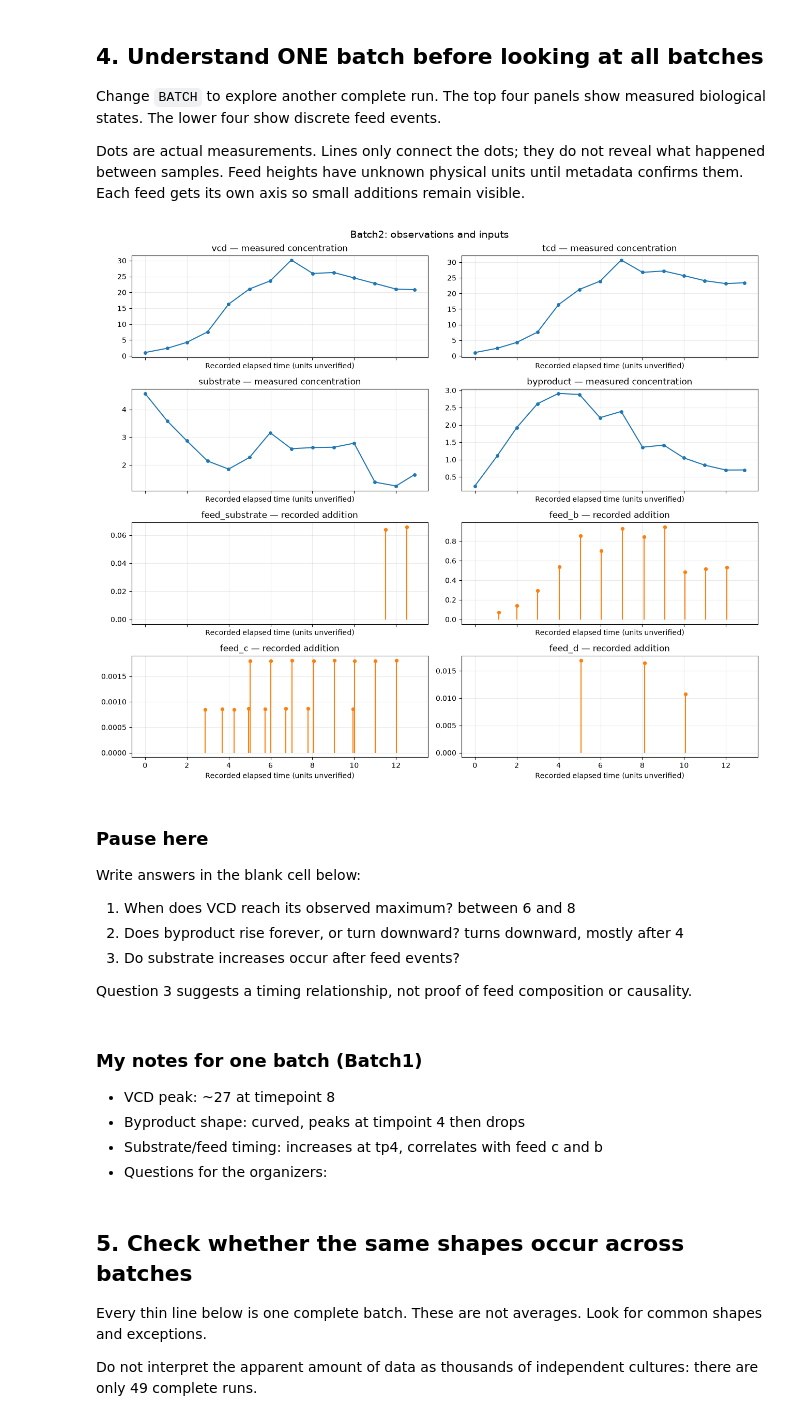
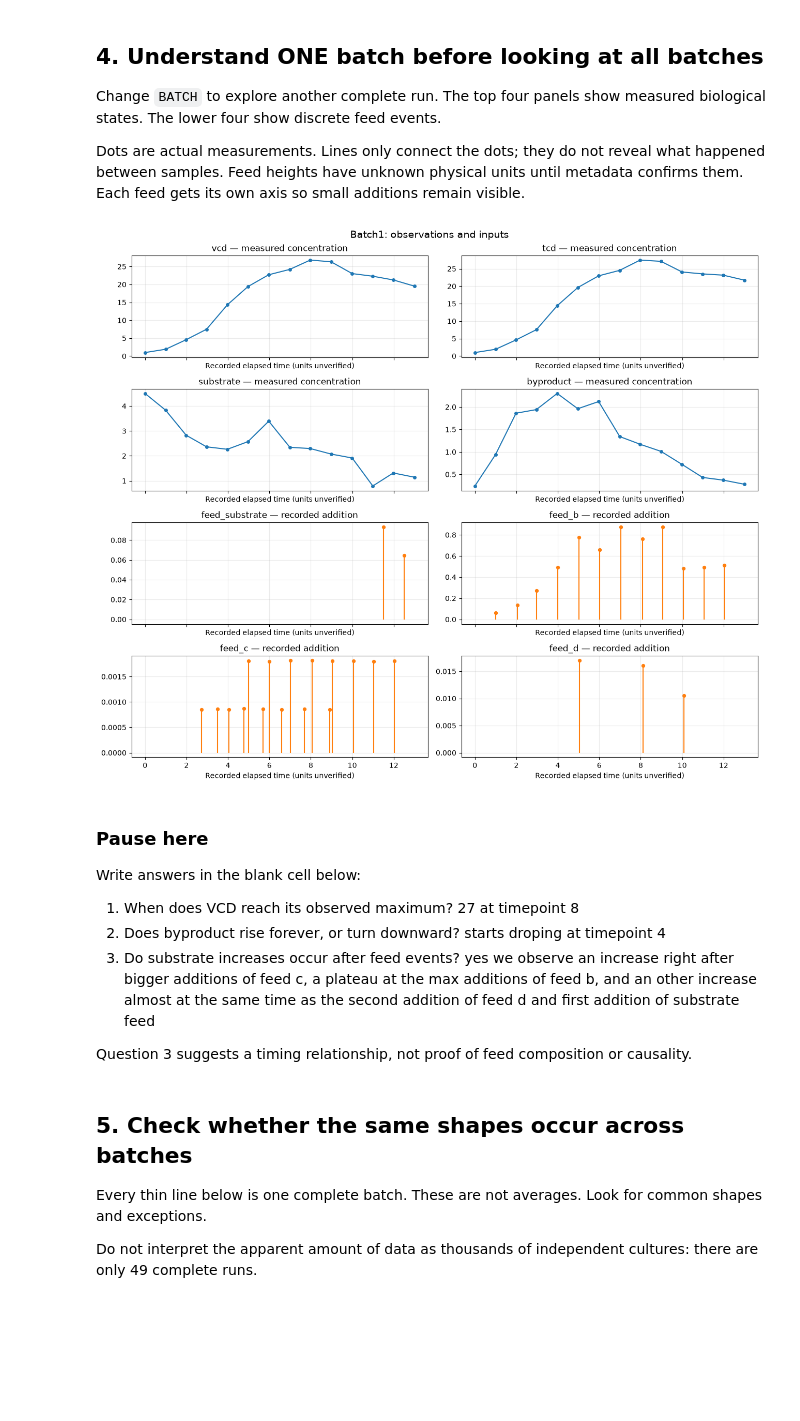
Before and after one commit to SwissDataScienceCenter/SDSC-STEM4Health-group07, a Jupyter notebook: exploration/bioreactor_exploratory_analysis.ipynb, the cells around one changed output. Saved outputs shown, nothing was run; the diff lists cells and outputs as text; code cells hidden in the pictures; blank space fills up the shorter version.

```diff
--- a/exploration/bioreactor_exploratory_analysis.ipynb
+++ b/exploration/bioreactor_exploratory_analysis.ipynb
@@ -102,41 +102,35 @@ Change `BATCH` to explore another complete run. The top four panels show measure
 
 Dots are actual measurements. Lines only connect the dots; they do not reveal what happened between samples. Feed heights have unknown physical units until metadata confirms them. Each feed gets its own axis so small additions remain visible.
 # %%
-BATCH = "Batch2"
+BATCH = "Batch1"
 g = complete_obs.loc[complete_obs.batch_id.eq(BATCH)].sort_values("elapsed_time")
 e = feed_events.loc[feed_events.batch_id.eq(BATCH)]
 assert not g.empty, "Choose a complete batch for this plot."
 fig, axes = plt.subplots(4, 2, figsize=(13, 11), sharex=True)
 for ax, target in zip(axes[:2].flat, TARGETS):
     ax.plot(g.elapsed_time, g[target], "o-", markersize=4)
     ax.set_title(target + " — measured concentration")
 for ax, feed in zip(axes[2:].flat, FEEDS):
     events = e.dropna(subset=[feed])
     ax.vlines(events.elapsed_time, 0, events[feed], color="tab:orange")
     ax.scatter(events.elapsed_time, events[feed], color="tab:orange", s=18)
     ax.set_title(feed + " — recorded addition")
 for ax in axes.flat:
     ax.grid(alpha=.25)
     ax.set_xlabel("Recorded elapsed time (units unverified)")
 fig.suptitle(BATCH + ": observations and inputs", fontsize=14)
 fig.tight_layout()
 plt.show()
 # %% [output]
-[figure, old version]
+[figure, new version]
 # %% [markdown]
 ### Pause here
 Write answers in the blank cell below:
-1. When does VCD reach its observed maximum? between 6 and 8
-2. Does byproduct rise forever, or turn downward? turns downward, mostly after 4
-3. Do substrate increases occur after feed events?
+1. When does VCD reach its observed maximum? 27 at timepoint 8
+2. Does byproduct rise forever, or turn downward? starts droping at timepoint 4
+3. Do substrate increases occur after feed events? yes we observe an increase right after bigger additions of feed c, a plateau at the max additions of feed b, and an other increase almost at the same time as the second addition of feed d and first addition of substrate feed
 
 Question 3 suggests a timing relationship, not proof of feed composition or causality.
-# %% [markdown]
-### My notes for one batch (Batch1)
-- VCD peak: ~27 at timepoint 8
-- Byproduct shape: curved, peaks at timpoint 4 then drops
-- Substrate/feed timing: increases at tp4, correlates with feed c and b
-- Questions for the organizers:
 # %% [markdown]
 ## 5. Check whether the same shapes occur across batches
 Every thin line below is one complete batch. These are not averages. Look for common shapes and exceptions.
```
Also changed, not shown: parts of 2 cells of this notebook.
